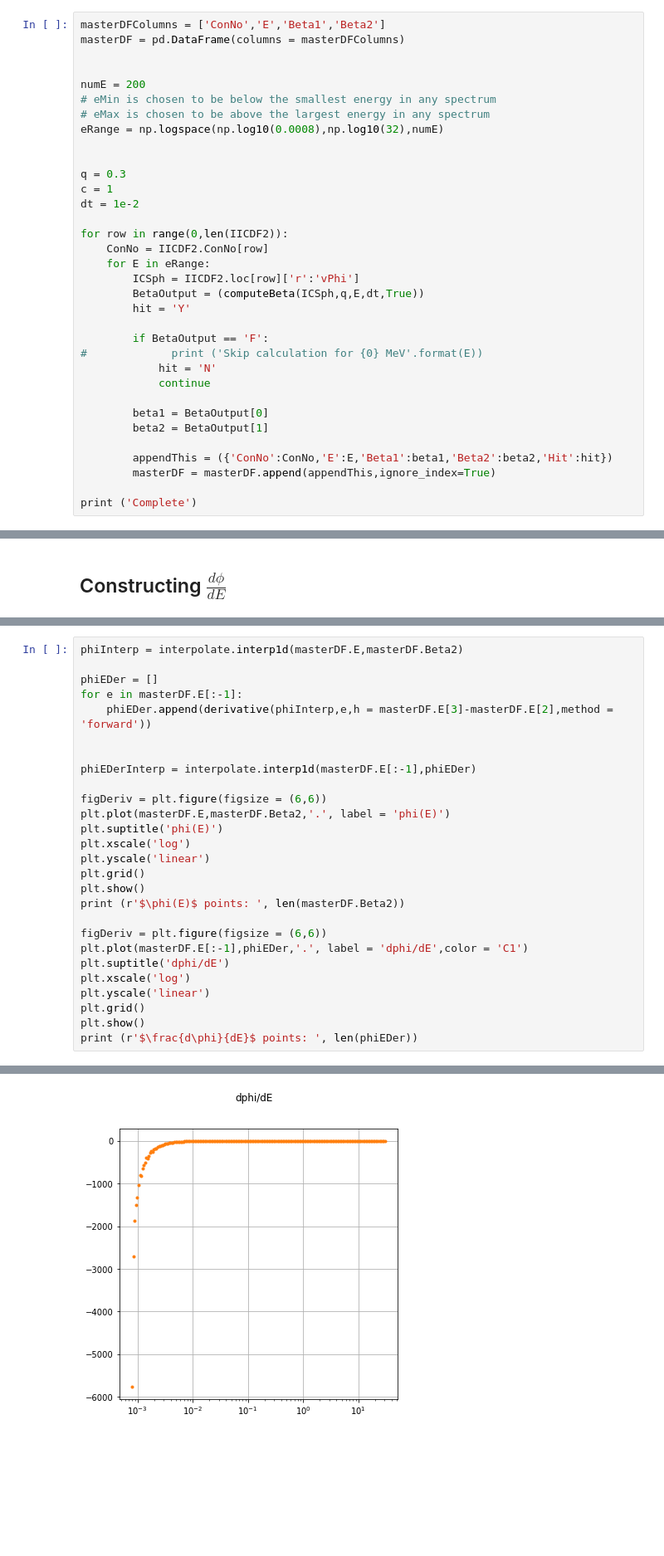
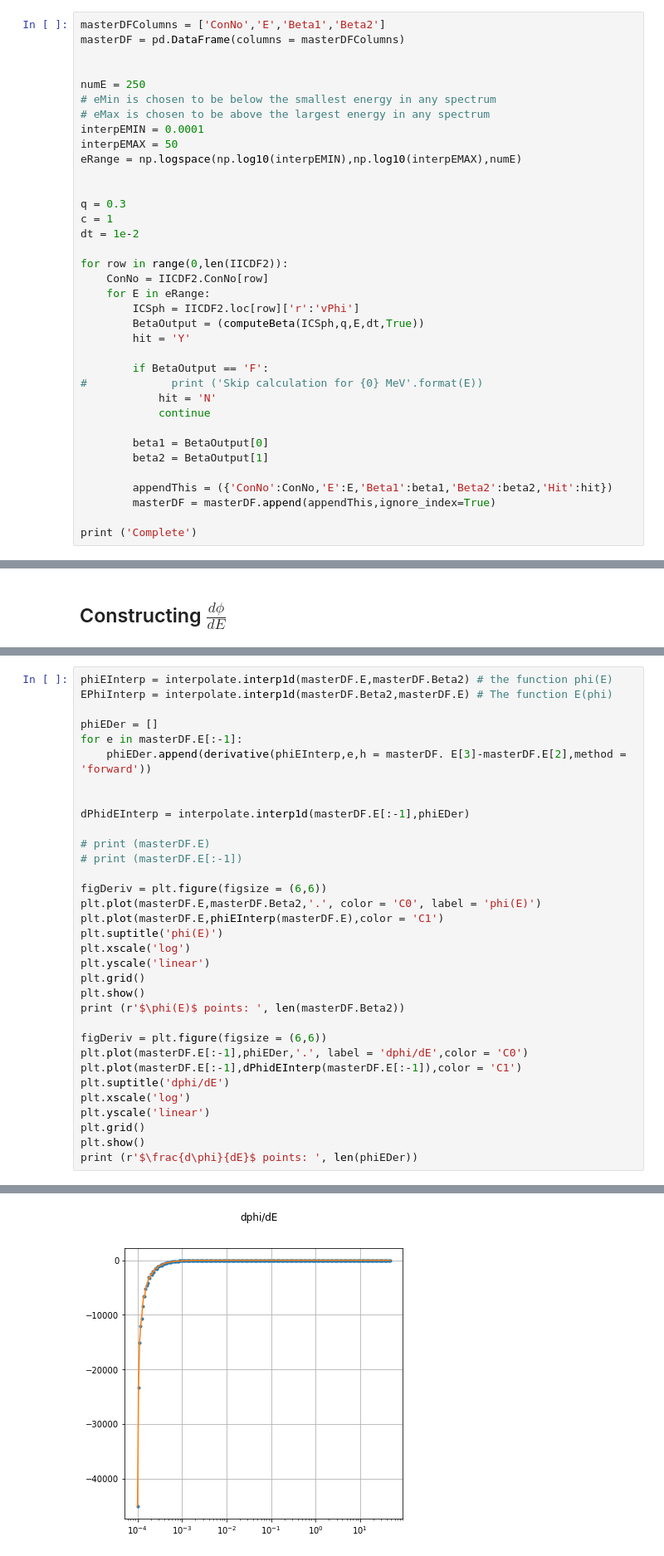
Before and after one commit to agree019/Neutrino-Trajectory, a Jupyter notebook: !Neutrino Trajectories.ipynb, the cells around one changed output, grey strips where cells are left out. Shown at 83% size. Cells and saved outputs as stored; diff of their text form; blank space fills up the shorter version.

```diff
--- a/!Neutrino Trajectories.ipynb
+++ b/!Neutrino Trajectories.ipynb
@@ -2037,10 +2049,12 @@ masterDFColumns = ['ConNo','E','Beta1','Beta2']
 masterDF = pd.DataFrame(columns = masterDFColumns)
 
 
-numE = 200
+numE = 250
 # eMin is chosen to be below the smallest energy in any spectrum
 # eMax is chosen to be above the largest energy in any spectrum
-eRange = np.logspace(np.log10(0.0008),np.log10(32),numE)
+interpEMIN = 0.0001
+interpEMAX = 50
+eRange = np.logspace(np.log10(interpEMIN),np.log10(interpEMAX),numE)
 
 
 q = 0.3
@@ -2090,17 +2109,22 @@ Construct $\frac{d\phi}{dE}$ using the forward derivative. The derivative is def
 
 The domain of all spectra must be contained within the domain of $\frac{d\phi}{dE}$.
 # %%
-phiInterp = interpolate.interp1d(masterDF.E,masterDF.Beta2)
+phiEInterp = interpolate.interp1d(masterDF.E,masterDF.Beta2) # the function phi(E)
+EPhiInterp = interpolate.interp1d(masterDF.Beta2,masterDF.E) # The function E(phi)
 
 phiEDer = []
 for e in masterDF.E[:-1]:
-    phiEDer.append(derivative(phiInterp,e,h = masterDF.E[3]-masterDF.E[2],method = 'forward'))
+    phiEDer.append(derivative(phiEInterp,e,h = masterDF. E[3]-masterDF.E[2],method = 'forward'))
 
 
-phiEDerInterp = interpolate.interp1d(masterDF.E[:-1],phiEDer)
+dPhidEInterp = interpolate.interp1d(masterDF.E[:-1],phiEDer)
+
+# print (masterDF.E)
+# print (masterDF.E[:-1])
 
 figDeriv = plt.figure(figsize = (6,6))
-plt.plot(masterDF.E,masterDF.Beta2,'.', label = 'phi(E)')
+plt.plot(masterDF.E,masterDF.Beta2,'.', color = 'C0', label = 'phi(E)')
+plt.plot(masterDF.E,phiEInterp(masterDF.E),color = 'C1')
 plt.suptitle('phi(E)')
 plt.xscale('log')
 plt.yscale('linear')
@@ -2109,7 +2133,8 @@ plt.show()
 print (r'$\phi(E)$ points: ', len(masterDF.Beta2))
 
 figDeriv = plt.figure(figsize = (6,6))
-plt.plot(masterDF.E[:-1],phiEDer,'.', label = 'dphi/dE',color = 'C1')
+plt.plot(masterDF.E[:-1],phiEDer,'.', label = 'dphi/dE',color = 'C0')
+plt.plot(masterDF.E[:-1],dPhidEInterp(masterDF.E[:-1]),color = 'C1')
 plt.suptitle('dphi/dE')
 plt.xscale('log')
 plt.yscale('linear')
@@ -2122 +2147 @@ $\phi(E)$ points:  200
-[figure, old version]
+[figure, new version]
```
Also changed, not shown: parts of 26 cells of this notebook, 8 other files.
